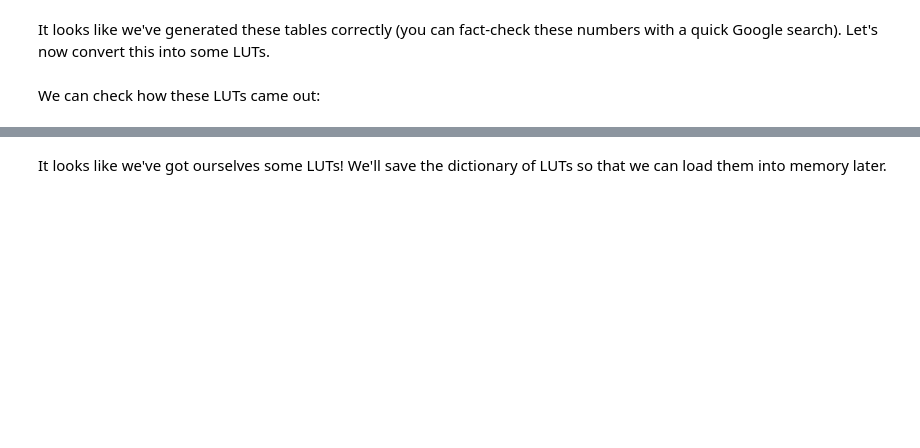
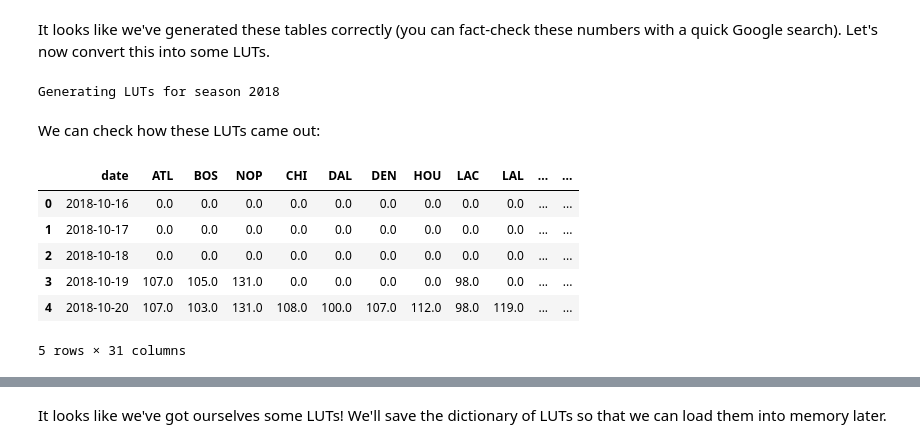
Before and after one commit to dominic-mortimer/sports-predictor, a Jupyter notebook: LUT_Generator.ipynb, the cells around one changed output, grey strips where cells are left out. Saved outputs shown, nothing was run; the diff lists cells and outputs as text; code cells hidden in the pictures; blank space fills up the shorter version.

```diff
--- a/LUT_Generator.ipynb
+++ b/LUT_Generator.ipynb
@@ -195,25 +277,48 @@ stats = ['avg_pts_for', 'avg_pts_against', 'avg_reb_for', 'avg_reb_against',
 # initialize the dictionary of LUTs
 luts = {}
 
-# loop through the stats
-for stat in stats:
+for season in seasons:
 
-    # initialize the LUT for this stat
-    lut = pd.DataFrame(pd.date_range(start='10/16/2018', end='4/10/2019'), columns=['date'])
+    print(f'Generating LUTs for season {season}', end='\r')
 
-    # loop through each team in the dictionary of dataframes
-    for team_id in data_dict:
+    # loop through the stats
+    for stat in stats:
 
-        # get the team name
-        team = teams[team_id]
+        # initialize the LUT for this stat
+        lut = pd.DataFrame(pd.date_range(start=start_dates[str(season)],
+                                         end=end_dates[str(season)]), columns=['date'])
 
-        # merge the date DataFrame with the column for this stat for this team
-        lut = pd.merge(lut, data_dict[team_id][['date', stat]], how='left', on='date')
-        lut.rename(columns={stat : team}, inplace=True)
-        lut.fillna(method='ffill', inplace=True)
-        lut.fillna(0.0, inplace=True)
+        # loop through each team in the dictionary of dataframes
+        for team in name_to_id.keys():
 
-    luts[stat] = lut
+            # this is the unique id which is a key in our data_dict dictionary
+            data_dict_id = str(season) + '_' + team
+
+            # some of them are empty, so we need to account for that
+            if (data_dict[data_dict_id]).empty:
+                continue
+
+            # merge the date DataFrame with the column for this stat for this team
+            lut = pd.merge(lut, data_dict[data_dict_id][['date', stat]], how='left', on='date')
+            lut.rename(columns={stat : team}, inplace=True)
+            lut.fillna(method='ffill', inplace=True)
+            lut.fillna(0.0, inplace=True)
+
+        # set up the unique key for this stat and this season, and save the newly generated LUT
+        id_ = str(season) + '_' + stat
+        luts[id_] = lut
+# %% [output]
+Generating LUTs for season 2018
 # %% [markdown]
 We can check how these LUTs came out:
+# %%
+luts['2018_avg_pts_for'].head()
+# %% [output]
+|  | date | ATL | BOS | NOP | CHI | DAL | DEN | HOU | LAC | LAL | ... | ... |
+| 0 | 2018-10-16 | 0.0 | 0.0 | 0.0 | 0.0 | 0.0 | 0.0 | 0.0 | 0.0 | 0.0 | ... | ... |
+| 1 | 2018-10-17 | 0.0 | 0.0 | 0.0 | 0.0 | 0.0 | 0.0 | 0.0 | 0.0 | 0.0 | ... | ... |
+| 2 | 2018-10-18 | 0.0 | 0.0 | 0.0 | 0.0 | 0.0 | 0.0 | 0.0 | 0.0 | 0.0 | ... | ... |
+| 3 | 2018-10-19 | 107.0 | 105.0 | 131.0 | 0.0 | 0.0 | 0.0 | 0.0 | 98.0 | 0.0 | ... | ... |
+| 4 | 2018-10-20 | 107.0 | 103.0 | 131.0 | 108.0 | 100.0 | 107.0 | 112.0 | 98.0 | 119.0 | ... | ... |
+5 rows × 31 columns
 # %%
```
Also changed, not shown: parts of 11 cells of this notebook, 9 other files.
